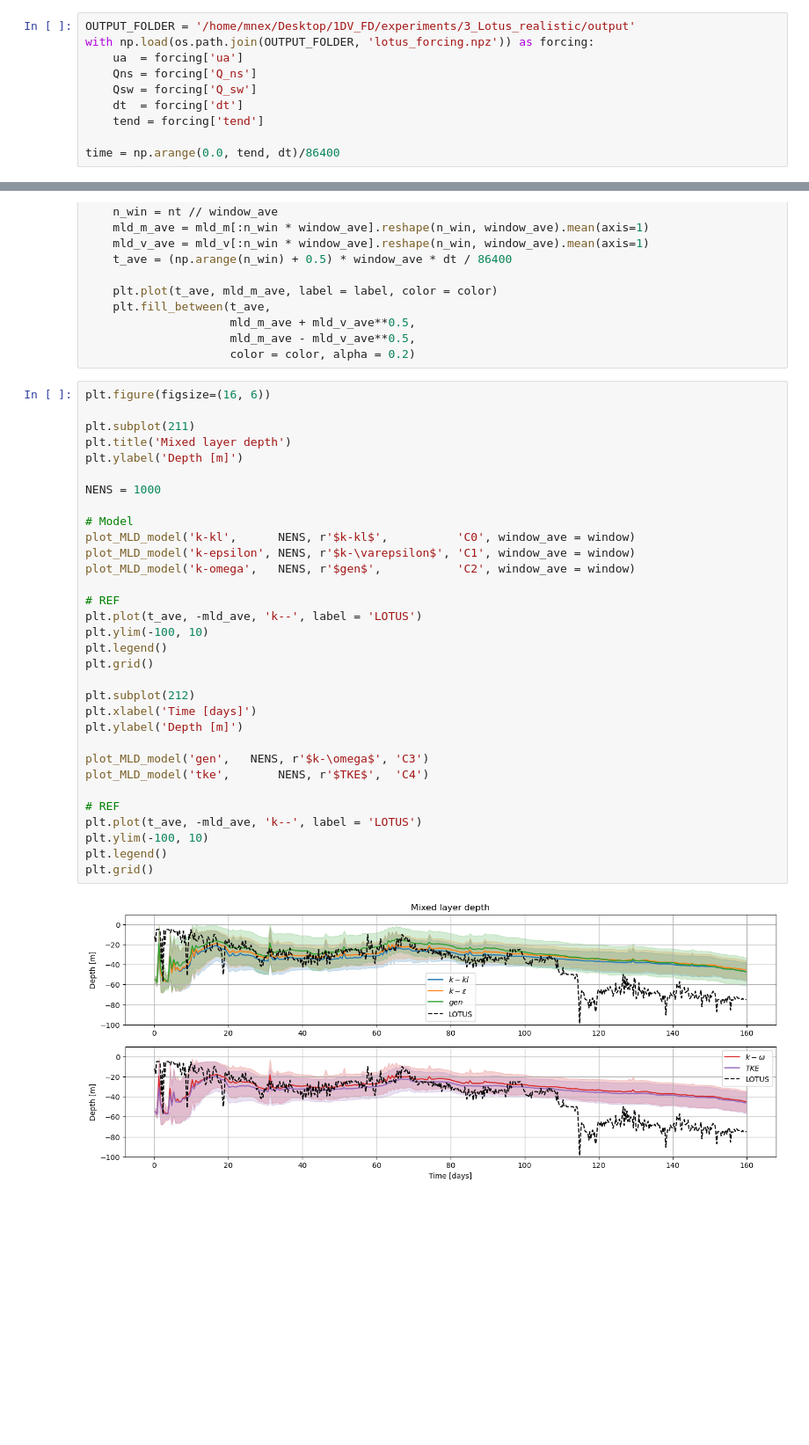
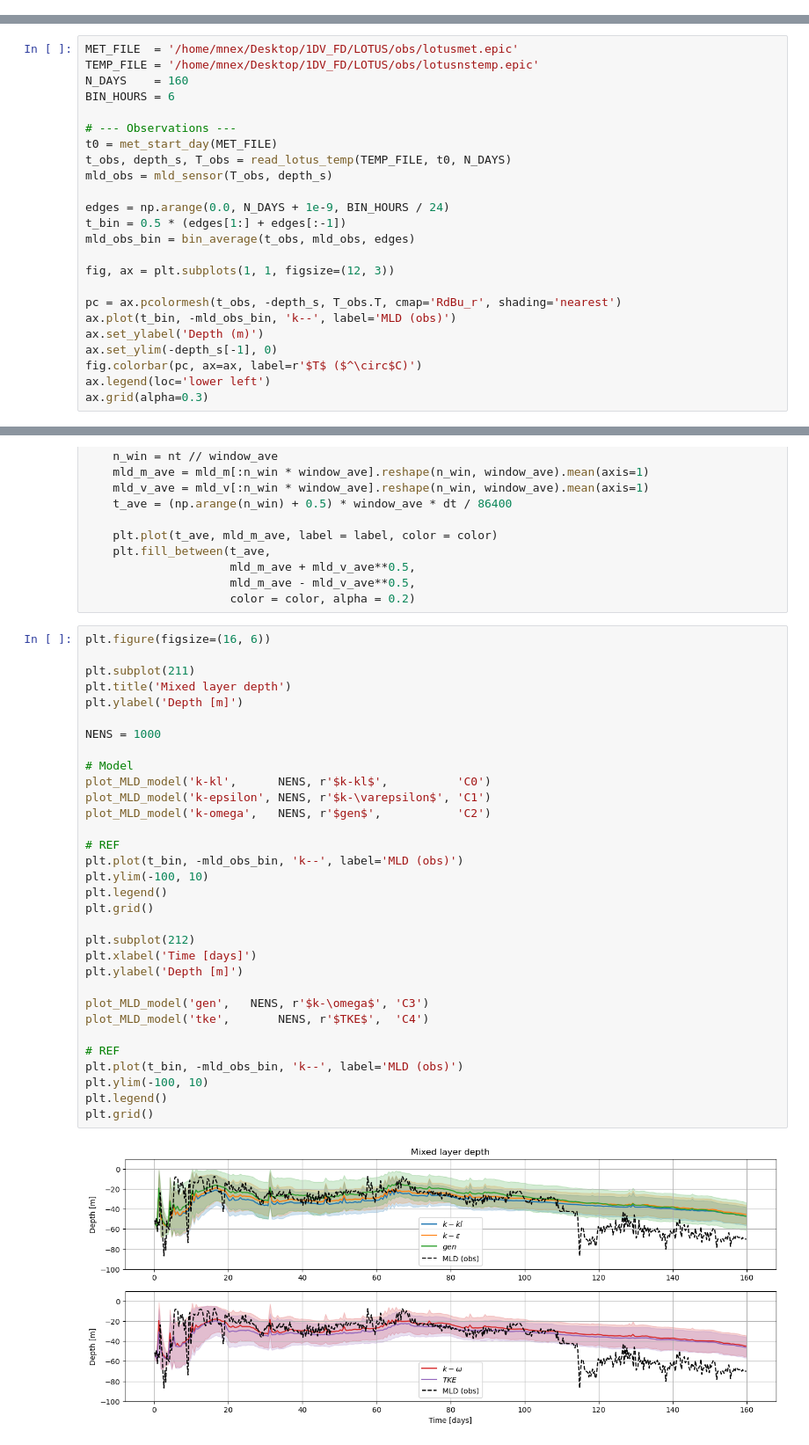
Before and after one commit to mattmattnex/taia-1DV-FD, a Jupyter notebook: experiments/3_Lotus_realistic/realistic_analysis.ipynb, the cells around one changed output, grey strips where cells are left out. Shown at 88% size. Saved outputs shown, nothing was run; the diff lists cells and outputs as text; blank space fills up the shorter version.

Commit message:
Remaking the lotus realistic experiment

```diff
--- a/experiments/3_Lotus_realistic/realistic_analysis.ipynb
+++ b/experiments/3_Lotus_realistic/realistic_analysis.ipynb
@@ -8,12 +31,2 @@ import scipy as scp
 # %% [markdown]
 # Wind and heat fluxes forcing
-# %%
-OUTPUT_FOLDER = '/home/mnex/Desktop/1DV_FD/experiments/3_Lotus_realistic/output'
-with np.load(os.path.join(OUTPUT_FOLDER, 'lotus_forcing.npz')) as forcing:
-    ua  = forcing['ua']
-    Qns = forcing['Q_ns']
-    Qsw = forcing['Q_sw']
-    dt  = forcing['dt']
-    tend = forcing['tend']
-
-time = np.arange(0.0, tend, dt)/86400
@@ -244,0 +69,24 @@ ax.set_xlim(0, 20)
+# %%
+MET_FILE  = '/home/mnex/Desktop/1DV_FD/LOTUS/obs/lotusmet.epic'
+TEMP_FILE = '/home/mnex/Desktop/1DV_FD/LOTUS/obs/lotusnstemp.epic'
+N_DAYS    = 160
+BIN_HOURS = 6
+
+# --- Observations ---
+t0 = met_start_day(MET_FILE)
+t_obs, depth_s, T_obs = read_lotus_temp(TEMP_FILE, t0, N_DAYS)
+mld_obs = mld_sensor(T_obs, depth_s)
+
+edges = np.arange(0.0, N_DAYS + 1e-9, BIN_HOURS / 24)
+t_bin = 0.5 * (edges[1:] + edges[:-1])
+mld_obs_bin = bin_average(t_obs, mld_obs, edges)
+
+fig, ax = plt.subplots(1, 1, figsize=(12, 3))
+
+pc = ax.pcolormesh(t_obs, -depth_s, T_obs.T, cmap='RdBu_r', shading='nearest')
+ax.plot(t_bin, -mld_obs_bin, 'k--', label='MLD (obs)')
+ax.set_ylabel('Depth (m)')
+ax.set_ylim(-depth_s[-1], 0)
+fig.colorbar(pc, ax=ax, label=r'$T$ ($^\circ$C)')
+ax.legend(loc='lower left')
+ax.grid(alpha=0.3)
@@ -268,34 +119,34 @@ def plot_MLD_model(model_name, ne, label = None, color = 'C0', window_ave = 24):
 # %%
 plt.figure(figsize=(16, 6))
 
 plt.subplot(211)
 plt.title('Mixed layer depth')
 plt.ylabel('Depth [m]')
 
 NENS = 1000
 
 # Model
-plot_MLD_model('k-kl',      NENS, r'$k-kl$',          'C0', window_ave = window)
-plot_MLD_model('k-epsilon', NENS, r'$k-\varepsilon$', 'C1', window_ave = window)
-plot_MLD_model('k-omega',   NENS, r'$gen$',           'C2', window_ave = window)
+plot_MLD_model('k-kl',      NENS, r'$k-kl$',          'C0')
+plot_MLD_model('k-epsilon', NENS, r'$k-\varepsilon$', 'C1')
+plot_MLD_model('k-omega',   NENS, r'$gen$',           'C2')
 
 # REF
-plt.plot(t_ave, -mld_ave, 'k--', label = 'LOTUS')
+plt.plot(t_bin, -mld_obs_bin, 'k--', label='MLD (obs)')
 plt.ylim(-100, 10)
 plt.legend()
 plt.grid()
 
 plt.subplot(212)
 plt.xlabel('Time [days]')
 plt.ylabel('Depth [m]')
 
 plot_MLD_model('gen',   NENS, r'$k-\omega$', 'C3')
 plot_MLD_model('tke',       NENS, r'$TKE$',  'C4')
 
 # REF
-plt.plot(t_ave, -mld_ave, 'k--', label = 'LOTUS')
+plt.plot(t_bin, -mld_obs_bin, 'k--', label='MLD (obs)')
 plt.ylim(-100, 10)
 plt.legend()
 plt.grid()
 # %% [output]
-[figure, old version]
+[figure, new version]
```
Also changed, not shown: parts of 18 cells of this notebook, 1 other file.
